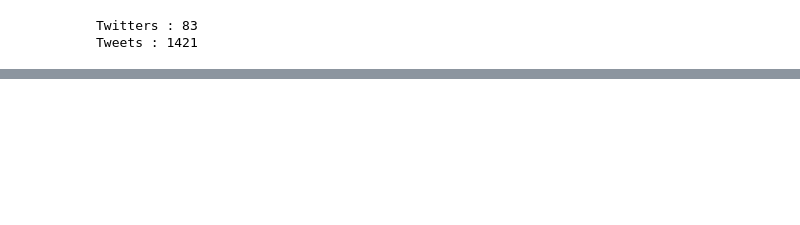
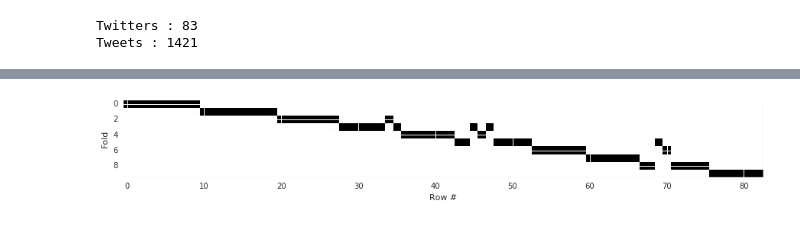
Before and after one commit to AdamXiaoEn/ntust-Social-media-HW1, a Jupyter notebook: 社群媒體分析實務.ipynb, the cells around one changed output, grey strips where cells are left out. Cells and saved outputs as stored; diff of their text form; code cells hidden in the pictures; blank space fills up the shorter version.

```diff
--- a/社群媒體分析實務.ipynb
+++ b/社群媒體分析實務.ipynb
@@ -154,0 +221,19 @@ ZScaler's Samir Patil explains how the Fiesta exploit kit exploits Java vulnerab
+# %%
+import numpy as np
+from sklearn.cross_validation import StratifiedKFold
+
+def plot_cv(cv, n_samples):
+    masks = []
+    for train, test in cv:
+        mask = np.zeros(n_samples, dtype=bool)
+        mask[test] = 1
+        masks.append(mask)
+
+    plt.figure(figsize=(15, 15))
+    plt.imshow(masks, interpolation='none')
+    plt.ylabel('Fold')
+    plt.xlabel('Row #')
+
+plot_cv(StratifiedKFold(all_classes, n_folds=10), len(all_classes))
+# %% [output]
+[figure, added]
```
Also changed, not shown: parts of 12 cells of this notebook, 1 other file.
